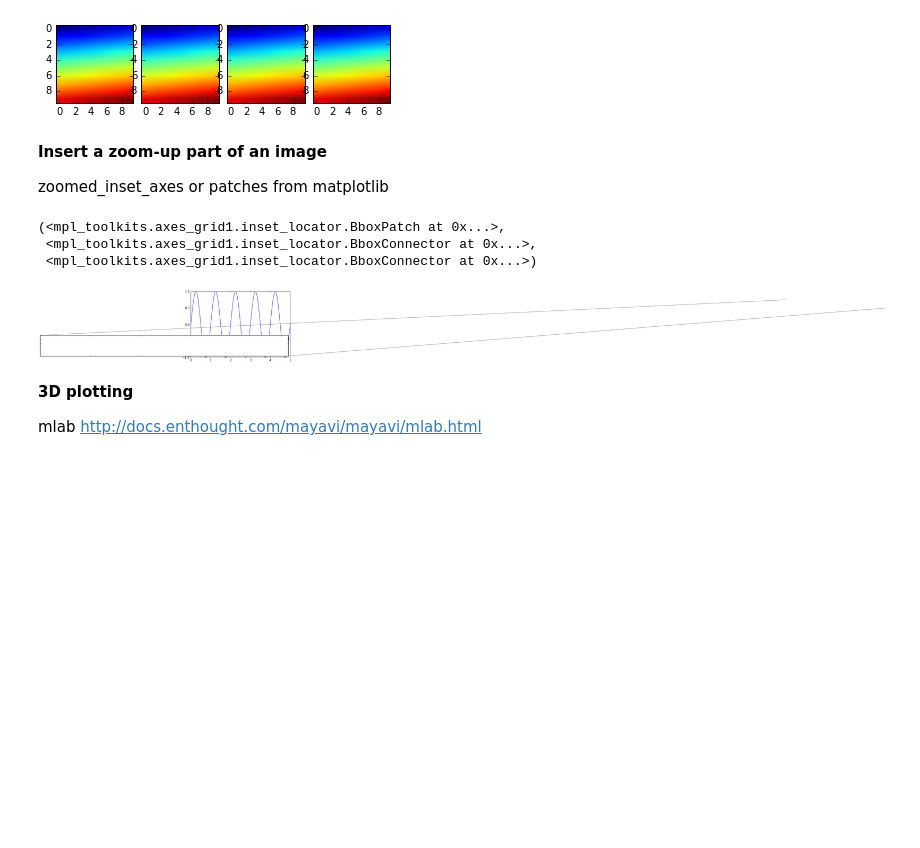
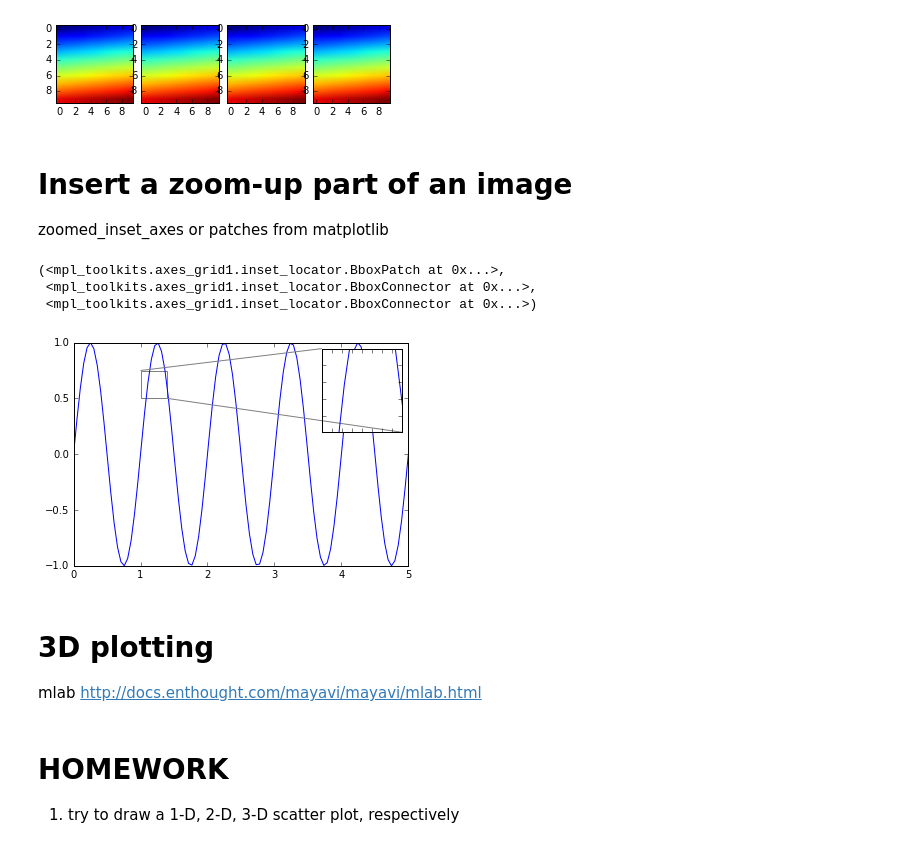
Before and after one commit to hypergravity/cham_hates_python, a Jupyter notebook: cham_teaches_python_04_plotting.ipynb, the cells around one changed output. Cells and saved outputs as stored; diff of their text form; code cells hidden in the pictures; blank space fills up the shorter version.

```diff
--- a/cham_teaches_python_04_plotting.ipynb
+++ b/cham_teaches_python_04_plotting.ipynb
@@ -37,8 +39,10 @@ Populating the interactive namespace from numpy and matplotlib
 fig = plt.figure()
 ax = fig.add_subplot(111)
 x = np.linspace(0.,5.,100)
-y = np.sin(2*np.pi*x)
-ax.plot(x,y)
+y_c = np.sin(2*np.pi*x)
+y_s = np.cos(2*np.pi*x)
+ax.plot(x,y_c)
+ax.plot(x,y_s, 'ro')
 # fig.show()
 
 ax.set_xlabel('time (s)')
@@ -85,35 +89,38 @@ plt.subplots_adjust(hspace=0.1,wspace=0.1)
 # %% [output]
 [figure]
 # %% [markdown]
-**Insert a zoom-up part of an image**
+# Insert a zoom-up part of an image
 
   zoomed_inset_axes or patches from matplotlib
 # %%
 from mpl_toolkits.axes_grid1.inset_locator import zoomed_inset_axes
 
 fig, ax = plt.subplots() # create a new figure with a default 111 subplot
-ax.plot(x, y)
+ax.plot(x, y_c)
 
-axins = zoomed_inset_axes(ax, 2.5, loc=4) # zoom-factor: 2.5
-axins.plot(x, y)
+axins = zoomed_inset_axes(ax, 3, loc=1) # zoom-factor: 2.5
+axins.plot(x, y_c)
 
-x1, x2, y1, y2 = 30, 35, 0.5, 0.75 # specify the limits
+x1, x2, y1, y2 = 1, 1.4, 0.5, 0.75 # specify the limits
 axins.set_xlim(x1, x2) # apply the x-limits
 axins.set_ylim(y1, y2) # apply the y-limits
 
 
 plt.yticks(visible=False)
 plt.xticks(visible=False)
 
 #fancy zoom-effect
 from mpl_toolkits.axes_grid1.inset_locator import mark_inset
 mark_inset(ax, axins, loc1=2, loc2=4, fc="none", ec="0.5")
 # %% [output]
 (<mpl_toolkits.axes_grid1.inset_locator.BboxPatch at 0x...>,
  <mpl_toolkits.axes_grid1.inset_locator.BboxConnector at 0x...>,
  <mpl_toolkits.axes_grid1.inset_locator.BboxConnector at 0x...>)
-[figure, old version]
+[figure, new version]
 # %% [markdown]
-**3D plotting**
+# 3D plotting
 
 mlab http://docs.enthought.com/mayavi/mayavi/mlab.html
+# %% [markdown]
+# HOMEWORK
+1. try to draw a 1-D, 2-D, 3-D scatter plot, respectively
```
Also changed, not shown: parts of 5 cells of this notebook, 5 other files.
